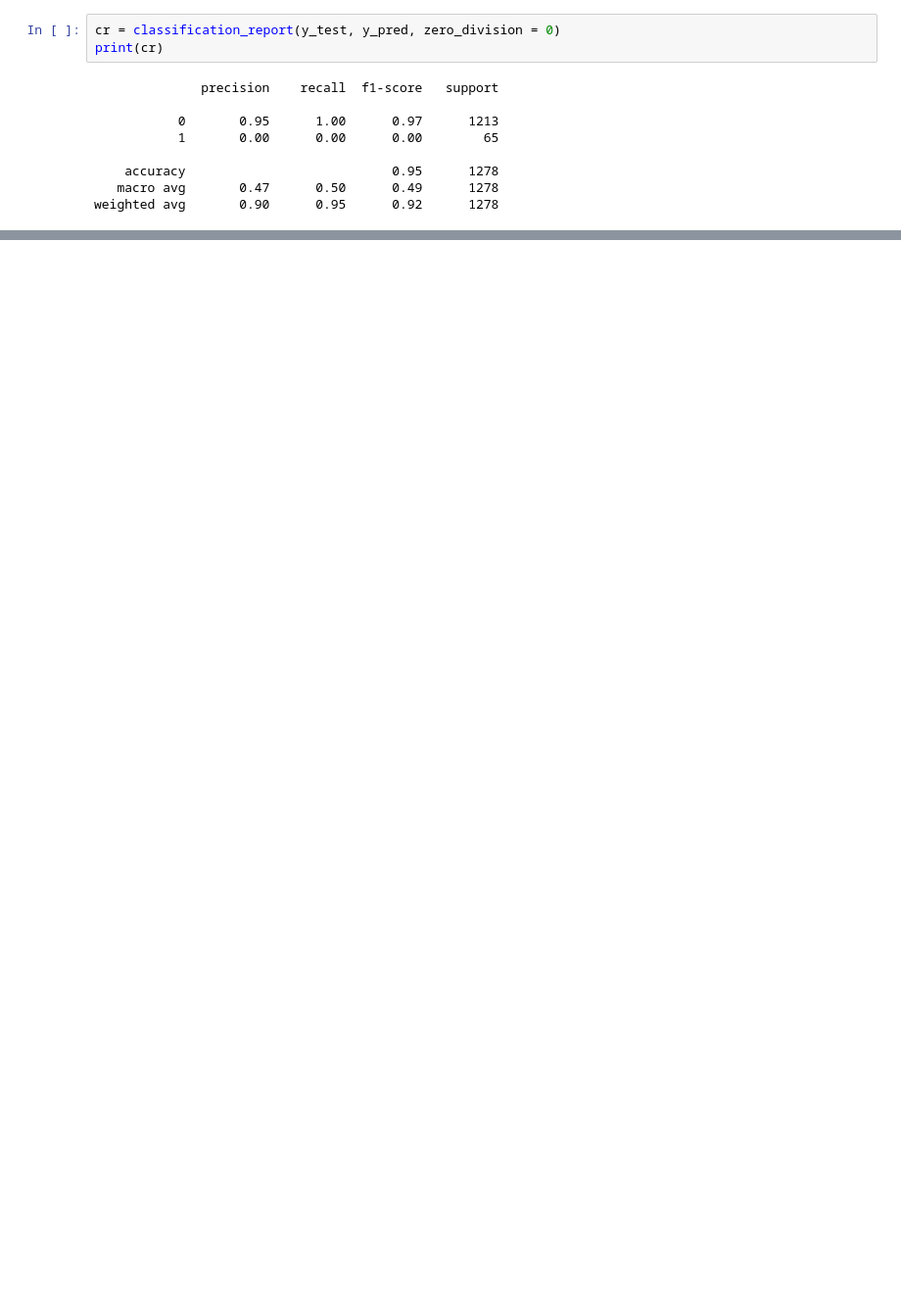
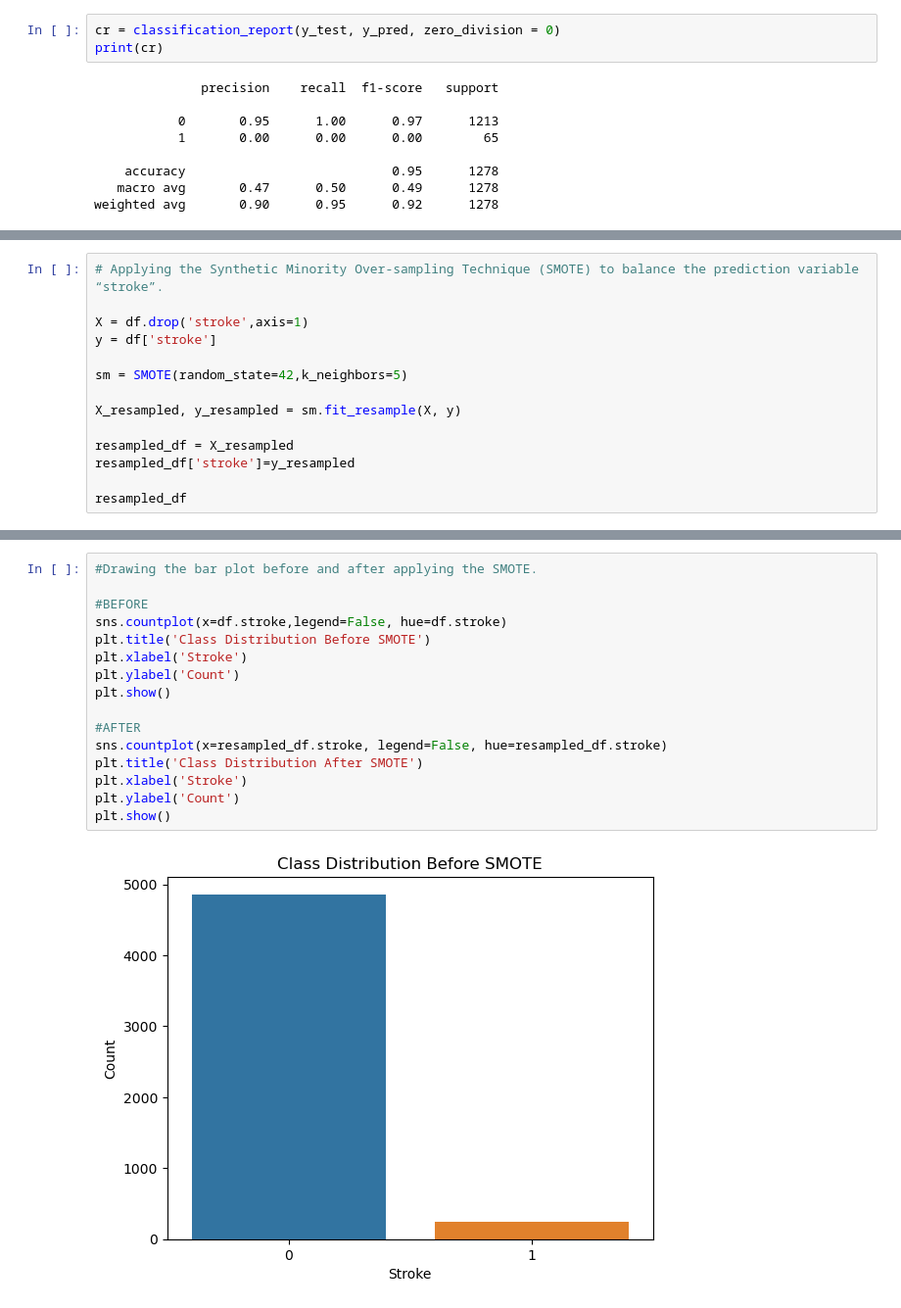
Before and after one commit to hdm08/Stroke_Prediction, a Jupyter notebook: Stroke_Prediction.ipynb, the cells around one changed output, grey strips where cells are left out. Shown: that part at 98% size. Drawn from its saved outputs; the diff is of its cells as text; blank space fills up the shorter version.

```diff
--- a/Stroke_Prediction.ipynb
+++ b/Stroke_Prediction.ipynb
@@ -267,0 +314,14 @@ weighted avg       0.90      0.95      0.92      1278
+# %%
+# Applying the Synthetic Minority Over-sampling Technique (SMOTE) to balance the prediction variable “stroke”.
+
+X = df.drop('stroke',axis=1)
+y = df['stroke']
+
+sm = SMOTE(random_state=42,k_neighbors=5)
+
+X_resampled, y_resampled = sm.fit_resample(X, y)
+
+resampled_df = X_resampled
+resampled_df['stroke']=y_resampled
+
+resampled_df
@@ -267,0 +342,18 @@ weighted avg       0.90      0.95      0.92      1278
+# %%
+#Drawing the bar plot before and after applying the SMOTE.
+
+#BEFORE
+sns.countplot(x=df.stroke,legend=False, hue=df.stroke)
+plt.title('Class Distribution Before SMOTE')
+plt.xlabel('Stroke')
+plt.ylabel('Count')
+plt.show()
+
+#AFTER
+sns.countplot(x=resampled_df.stroke, legend=False, hue=resampled_df.stroke)
+plt.title('Class Distribution After SMOTE')
+plt.xlabel('Stroke')
+plt.ylabel('Count')
+plt.show()
+# %% [output]
+[figure, added]
```
Also changed, not shown: parts of 36 cells of this notebook, 1 other file.
